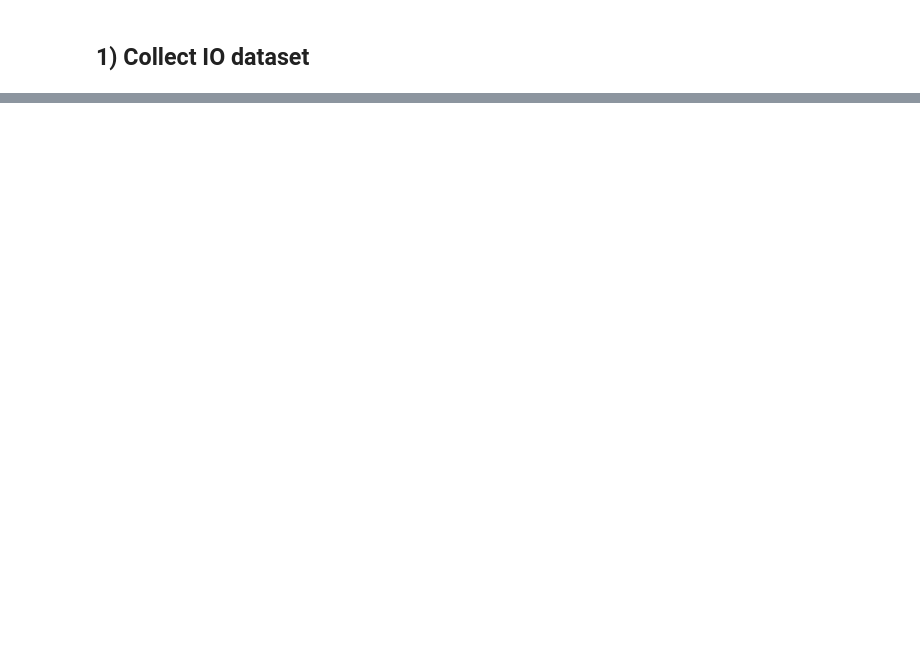
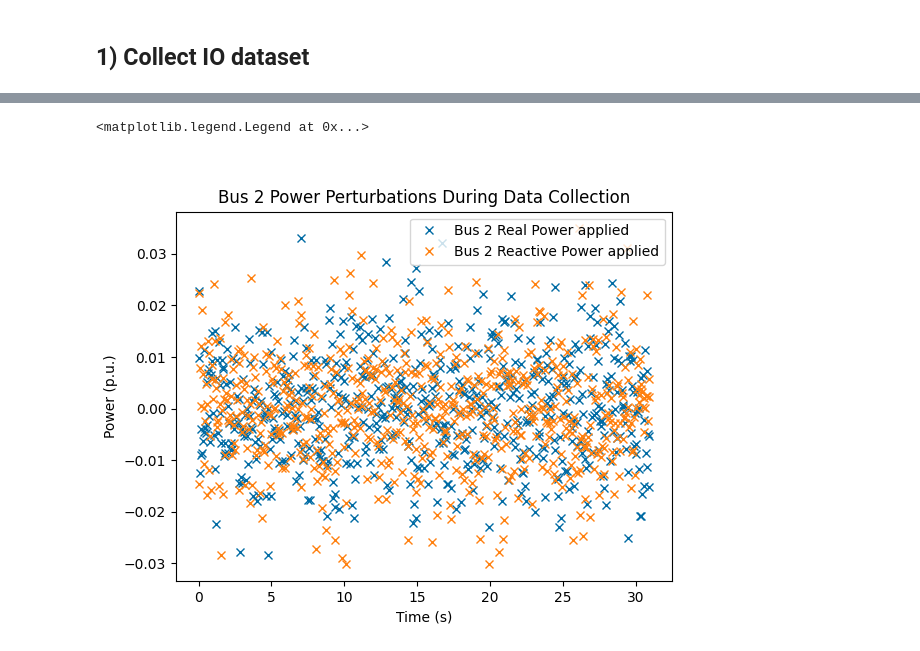
Before and after one commit to ryancalizadeh/EECE571, a Jupyter notebook: TermProject_v1.ipynb, the cells around one changed output, grey strips where cells are left out. Saved outputs shown, nothing was run; the diff lists cells and outputs as text; code cells hidden in the pictures; blank space fills up the shorter version.

```diff
--- a/TermProject_v1.ipynb
+++ b/TermProject_v1.ipynb
@@ -22,3 +23,20 @@ plt.style.use('tableau-colorblind10')
 
 # Configuration
 np.random.seed(0)  # For reproducibility
+# %%
+# Setup Simulation:
+andes.config_logger(stream_level=50)
+data_sys = andes.run('ieee14.xlsx', default_config=True)
+data_sys.TDS.config.diagnose = 1
+data_sys.TDS.config.verbose = 2
+data_sys.TDS.config.criteria = 0
+data_sys.TDS.config.tstep = 0.01
+
+# Configure PQ loads so they are controllable. Setting these params is required to change loads during simulation
+data_sys.PQ.config.p2p = 1.0
+data_sys.PQ.config.p2i = 0
+data_sys.PQ.config.p2z = 0
+
+data_sys.PQ.config.q2q = 1.0
+data_sys.PQ.config.q2i = 0
+data_sys.PQ.config.q2z = 0
@@ -120,0 +131,12 @@ constant current and constant impedance. p2p, p2i and p2z must be in decimal
+# %%
+fig2, ax2 = plt.subplots()
+
+ax2.plot(t_data_collection, us[:, 2], linestyle='', marker='x', label='Bus 2 Real Power applied')
+ax2.plot(t_data_collection, us[:, 3], linestyle='', marker='x', label='Bus 2 Reactive Power applied')
+ax2.set_xlabel('Time (s)')
+ax2.set_ylabel('Power (p.u.)')
+ax2.set_title('Bus 2 Power Perturbations During Data Collection')
+ax2.legend()
+# %% [output]
+<matplotlib.legend.Legend at 0x...>
+[figure, added]
```
Also changed, not shown: parts of 18 cells of this notebook, 4 other files.
